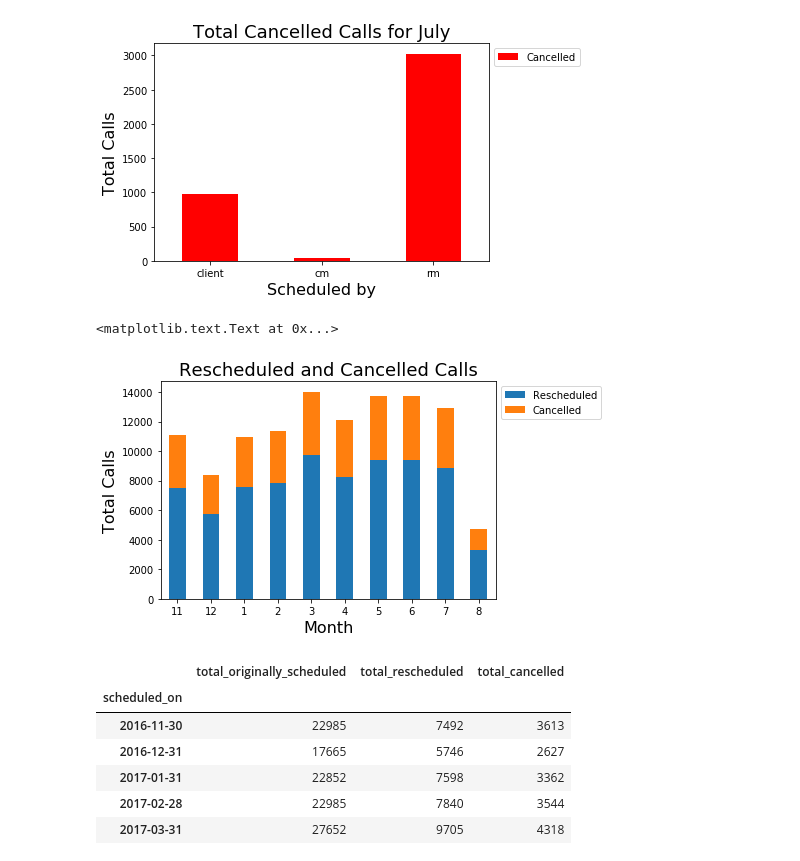
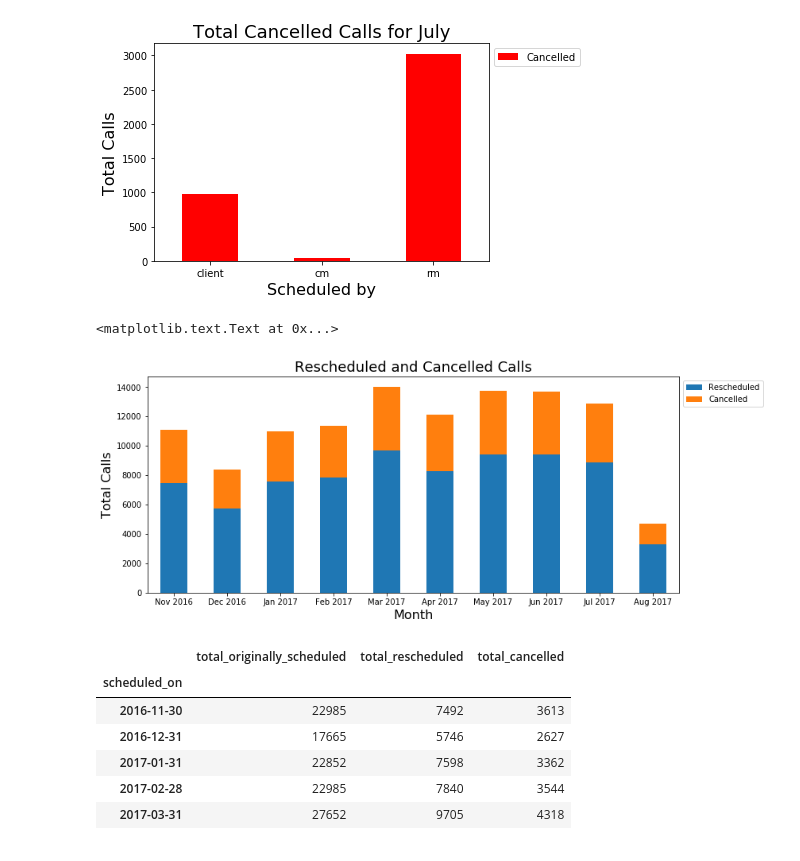
Before and after one commit to perryraskin/glg_work, a Jupyter notebook: Call_Cancellation_Data.ipynb, the cells around one changed output. Cells and saved outputs as stored; diff of their text form; code cells hidden in the pictures.

Commit message:
enhanced stacked bar plot

```diff
--- a/Call_Cancellation_Data.ipynb
+++ b/Call_Cancellation_Data.ipynb
@@ -114,39 +114,53 @@ plt.ylabel('Total Calls', fontsize=16) #ylabel
 [figure]
 # %%
 #-- TOTAL RESCHEDULED/CANCELLED CALLS BY MONTH--#
+
+month = {
+    1: "Jan",
+    2: "Feb",
+    3: "Mar",
+    4: "Apr",
+    5: "May",
+    6: "Jun",
+    7: "Jul",
+    8: "Aug",
+    9: "Sep",
+    10: "Oct",
+    11: "Nov",
+    12: "Dec"
+}
 
 # Group by month
 dfi = df
 dfi.index = dfi["scheduled_on"]
 dfg = dfi.resample('M').sum()
 
-# Values from table
-groups = [[dfg['total_rescheduled'][0], dfg['total_cancelled'][0]],
-         [dfg['total_rescheduled'][1], dfg['total_cancelled'][1]],
-         [dfg['total_rescheduled'][2], dfg['total_cancelled'][2]],
-         [dfg['total_rescheduled'][3], dfg['total_cancelled'][3]],
-         [dfg['total_rescheduled'][4], dfg['total_cancelled'][4]],
-         [dfg['total_rescheduled'][5], dfg['total_cancelled'][5]],
-         [dfg['total_rescheduled'][6], dfg['total_cancelled'][6]],
-         [dfg['total_rescheduled'][7], dfg['total_cancelled'][7]],
-         [dfg['total_rescheduled'][8], dfg['total_cancelled'][8]],
-         [dfg['total_rescheduled'][9], dfg['total_cancelled'][9]]]
+# Values from table to visualize
+groups= []
+rescheduled = dfg['total_rescheduled']
+cancelled = dfg['total_cancelled']
 
+for i, val in enumerate(rescheduled):
+    groups.append([val])
+for j, val in enumerate(cancelled):
+    groups[j].append(val)
+
+# Months that we have call data for (x-axis)
 group_labels=[]
-for i in dfg.index:
-    group_labels.append(i.month)
+for i, value in enumerate(dfg.index):
+    group_labels.append(month[value.month] + " " + str(value.year))
 
 group_metrics = ["Rescheduled", "Cancelled"]
 
 data = pd.DataFrame(groups, index = group_labels, columns = group_metrics)
 
-data.plot.bar(rot=0, stacked=True).legend(bbox_to_anchor=(1, 1))
+data.plot.bar(rot=0, stacked=True, figsize=(12,5)).legend(bbox_to_anchor=(1, 1))
 plt.title('Rescheduled and Cancelled Calls', fontsize= 18)
 plt.xlabel('Month', fontsize=16) #xlabel
 plt.ylabel('Total Calls', fontsize=16) #ylabel
 # %% [output]
 <matplotlib.text.Text at 0x...>
-[figure, old version]
+[figure, new version]
 # %%
 dfg
 # %% [output]
```
Also changed, not shown: parts of 5 cells of this notebook.
